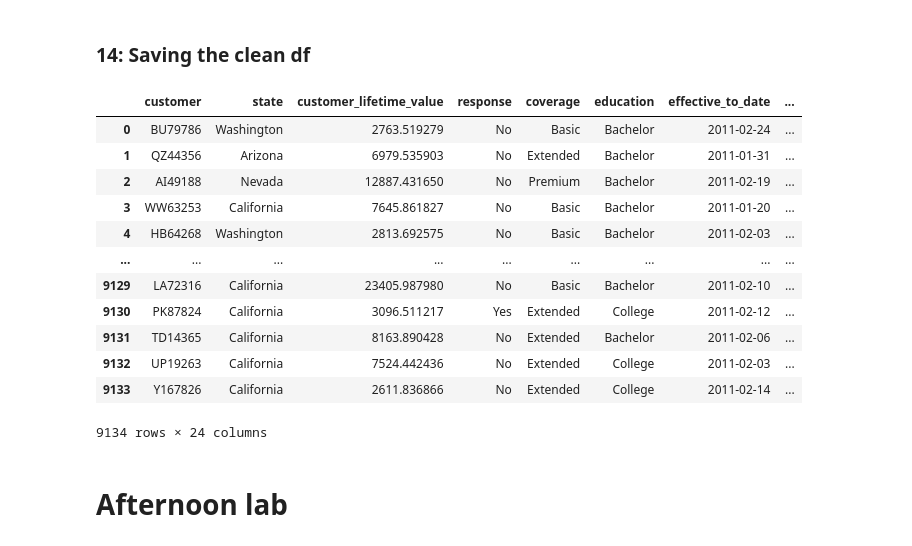
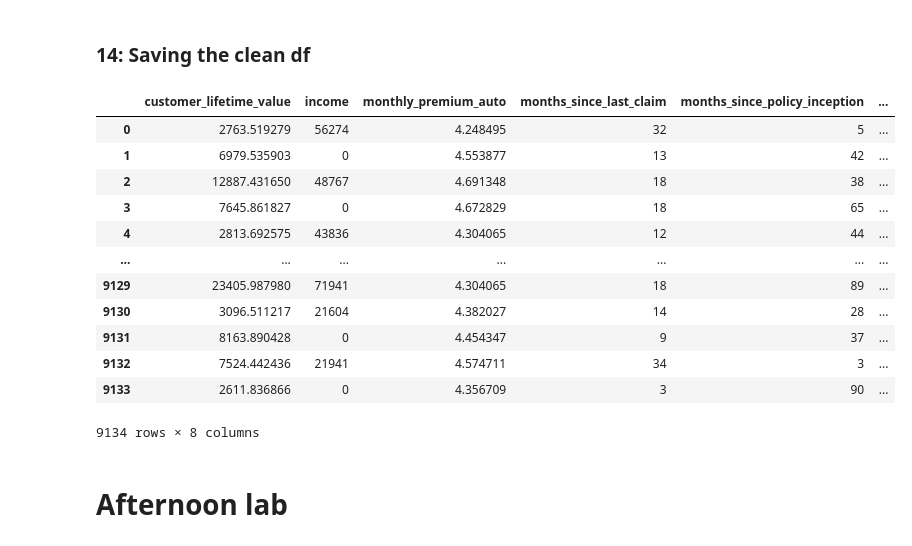
Before and after one commit to HeloisaBal/lab-cleaning-numerical-data, a Jupyter notebook: files_for_lab/lab-cleaning-numerical-data W4.ipynb, the cells around one changed output. Drawn from its saved outputs; the diff is of its cells as text; code cells hidden in the pictures.

```diff
--- a/files_for_lab/lab-cleaning-numerical-data W4.ipynb
+++ b/files_for_lab/lab-cleaning-numerical-data W4.ipynb
@@ -268,7 +268,7 @@ def remove_outliers(dataframe, variables):
         df = df[(df[var] >= lower_bound) & (df[var] <= upper_bound)]
     return df
 # %%
-variables_with_outliers = ['customer_lifetime_value', 'monthly_premium_auto', 'total_claim_amount']
+variables_with_outliers = ['monthly_premium_auto', 'total_claim_amount']
 # %%
 cleaned_numerical_df = remove_outliers(numericals, variables_with_outliers)
 # %%
@@ -352,22 +350,22 @@ dtype: int64
 # %% [markdown]
 ### 14: Saving the clean df
 # %%
-df.to_csv('numerical.csv', index=False)
-df
+log_trans.to_csv('numerical.csv', index=False)
+log_trans
 # %% [output]
-|  | customer | state | customer_lifetime_value | response | coverage | education | effective_to_date | ... |
-| 0 | BU79786 | Washington | 2763.519279 | No | Basic | Bachelor | 2011-02-24 | ... |
-| 1 | QZ44356 | Arizona | 6979.535903 | No | Extended | Bachelor | 2011-01-31 | ... |
-| 2 | AI49188 | Nevada | 12887.431650 | No | Premium | Bachelor | 2011-02-19 | ... |
-| 3 | WW63253 | California | 7645.861827 | No | Basic | Bachelor | 2011-01-20 | ... |
-| 4 | HB64268 | Washington | 2813.692575 | No | Basic | Bachelor | 2011-02-03 | ... |
-| ... | ... | ... | ... | ... | ... | ... | ... | ... |
-| 9129 | LA72316 | California | 23405.987980 | No | Basic | Bachelor | 2011-02-10 | ... |
-| 9130 | PK87824 | California | 3096.511217 | Yes | Extended | College | 2011-02-12 | ... |
-| 9131 | TD14365 | California | 8163.890428 | No | Extended | Bachelor | 2011-02-06 | ... |
-| 9132 | UP19263 | California | 7524.442436 | No | Extended | College | 2011-02-03 | ... |
-| 9133 | Y167826 | California | 2611.836866 | No | Extended | College | 2011-02-14 | ... |
+|  | customer_lifetime_value | income | monthly_premium_auto | months_since_last_claim | months_since_policy_inception | ... |
+| 0 | 2763.519279 | 56274 | 4.248495 | 32 | 5 | ... |
+| 1 | 6979.535903 | 0 | 4.553877 | 13 | 42 | ... |
+| 2 | 12887.431650 | 48767 | 4.691348 | 18 | 38 | ... |
+| 3 | 7645.861827 | 0 | 4.672829 | 18 | 65 | ... |
+| 4 | 2813.692575 | 43836 | 4.304065 | 12 | 44 | ... |
+| ... | ... | ... | ... | ... | ... | ... |
+| 9129 | 23405.987980 | 71941 | 4.304065 | 18 | 89 | ... |
+| 9130 | 3096.511217 | 21604 | 4.382027 | 14 | 28 | ... |
+| 9131 | 8163.890428 | 0 | 4.454347 | 9 | 37 | ... |
+| 9132 | 7524.442436 | 21941 | 4.574711 | 34 | 3 | ... |
+| 9133 | 2611.836866 | 0 | 4.356709 | 3 | 90 | ... |
-9134 rows × 24 columns
+9134 rows × 8 columns
 # %% [markdown]
 # Afternoon lab
 # %% [markdown]
```
Also changed, not shown: parts of 4 cells of this notebook, 1 other file.
